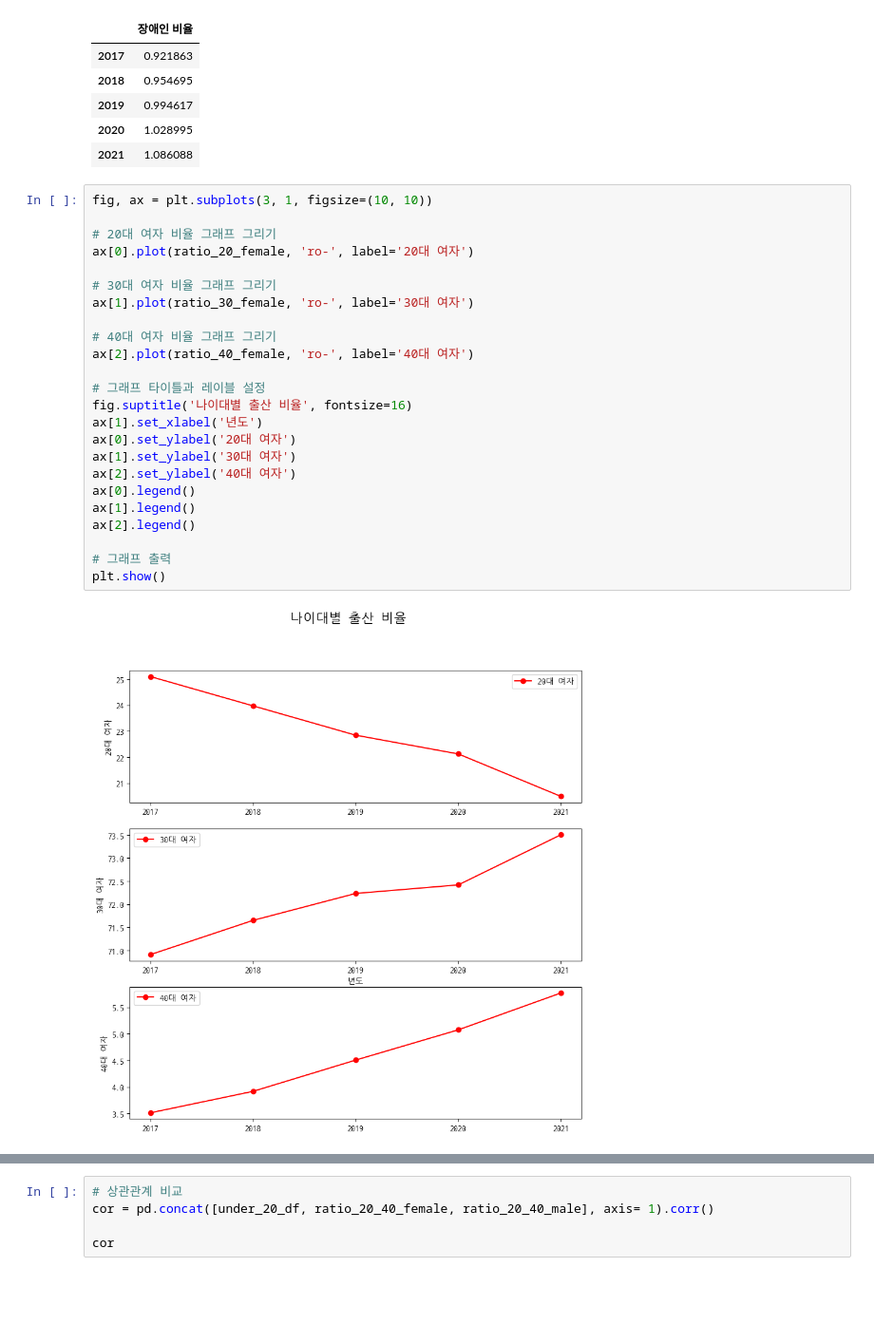
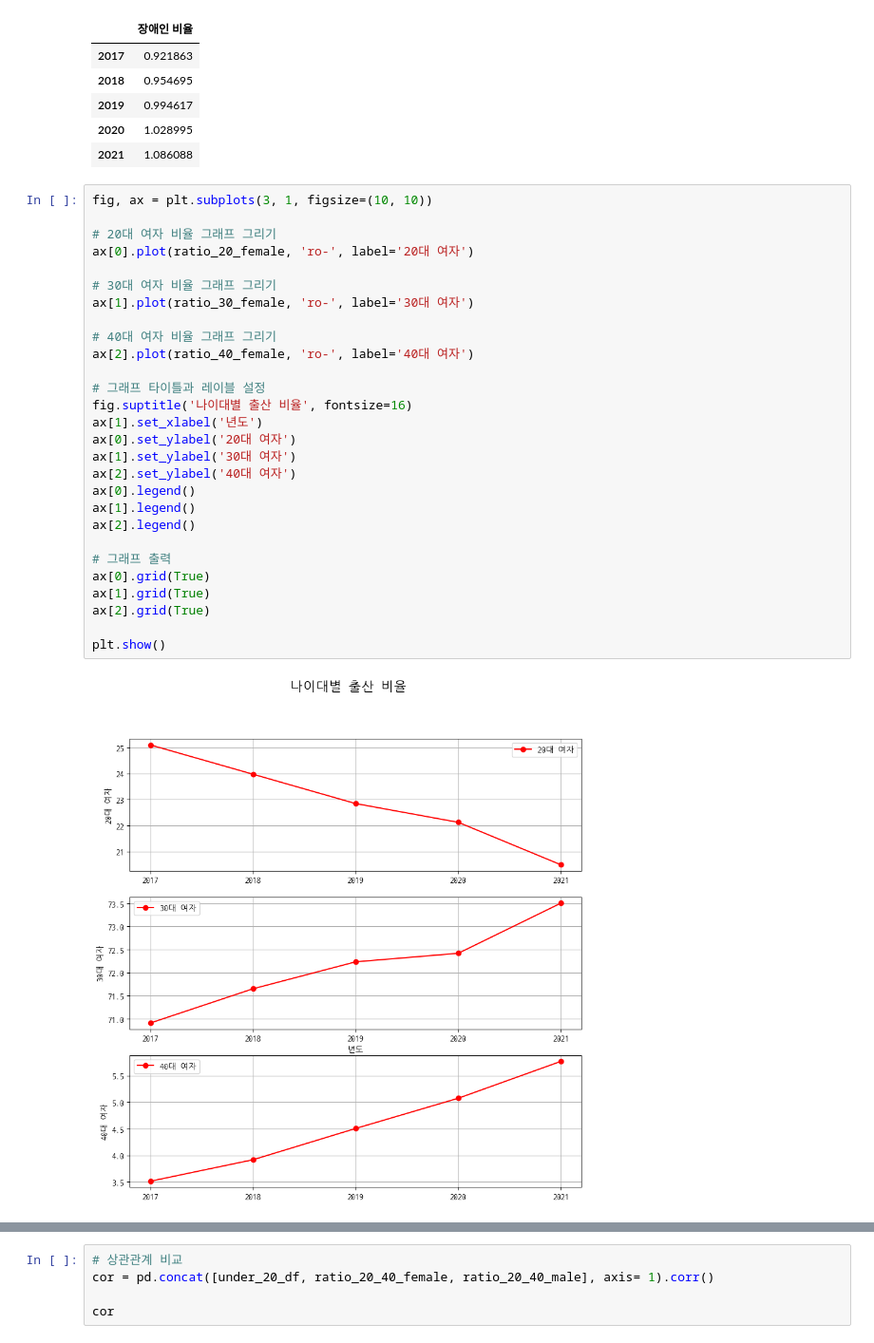
Before and after one commit to PaddingE/github_test, a Jupyter notebook: semi_final.ipynb, the cells around one changed output, grey strips where cells are left out. Shown: that part at 95% size. Cells and saved outputs as stored; diff of their text form; blank space fills up the shorter version.

```diff
--- a/semi_final.ipynb
+++ b/semi_final.ipynb
@@ -145,29 +145,33 @@ under_20_df
 # %%
 fig, ax = plt.subplots(3, 1, figsize=(10, 10))
 
 # 20대 여자 비율 그래프 그리기
 ax[0].plot(ratio_20_female, 'ro-', label='20대 여자')
 
 # 30대 여자 비율 그래프 그리기
 ax[1].plot(ratio_30_female, 'ro-', label='30대 여자')
 
 # 40대 여자 비율 그래프 그리기
 ax[2].plot(ratio_40_female, 'ro-', label='40대 여자')
 
 # 그래프 타이틀과 레이블 설정
 fig.suptitle('나이대별 출산 비율', fontsize=16)
 ax[1].set_xlabel('년도')
 ax[0].set_ylabel('20대 여자')
 ax[1].set_ylabel('30대 여자')
 ax[2].set_ylabel('40대 여자')
 ax[0].legend()
 ax[1].legend()
 ax[2].legend()
 
 # 그래프 출력
+ax[0].grid(True)
+ax[1].grid(True)
+ax[2].grid(True)
+
 plt.show()
 # %% [output]
-[figure, old version]
+[figure, new version]
 # %%
 fig, ax = plt.subplots(3, 1, figsize=(10, 10))
 
```
Also changed, not shown: parts of 2 cells of this notebook.
